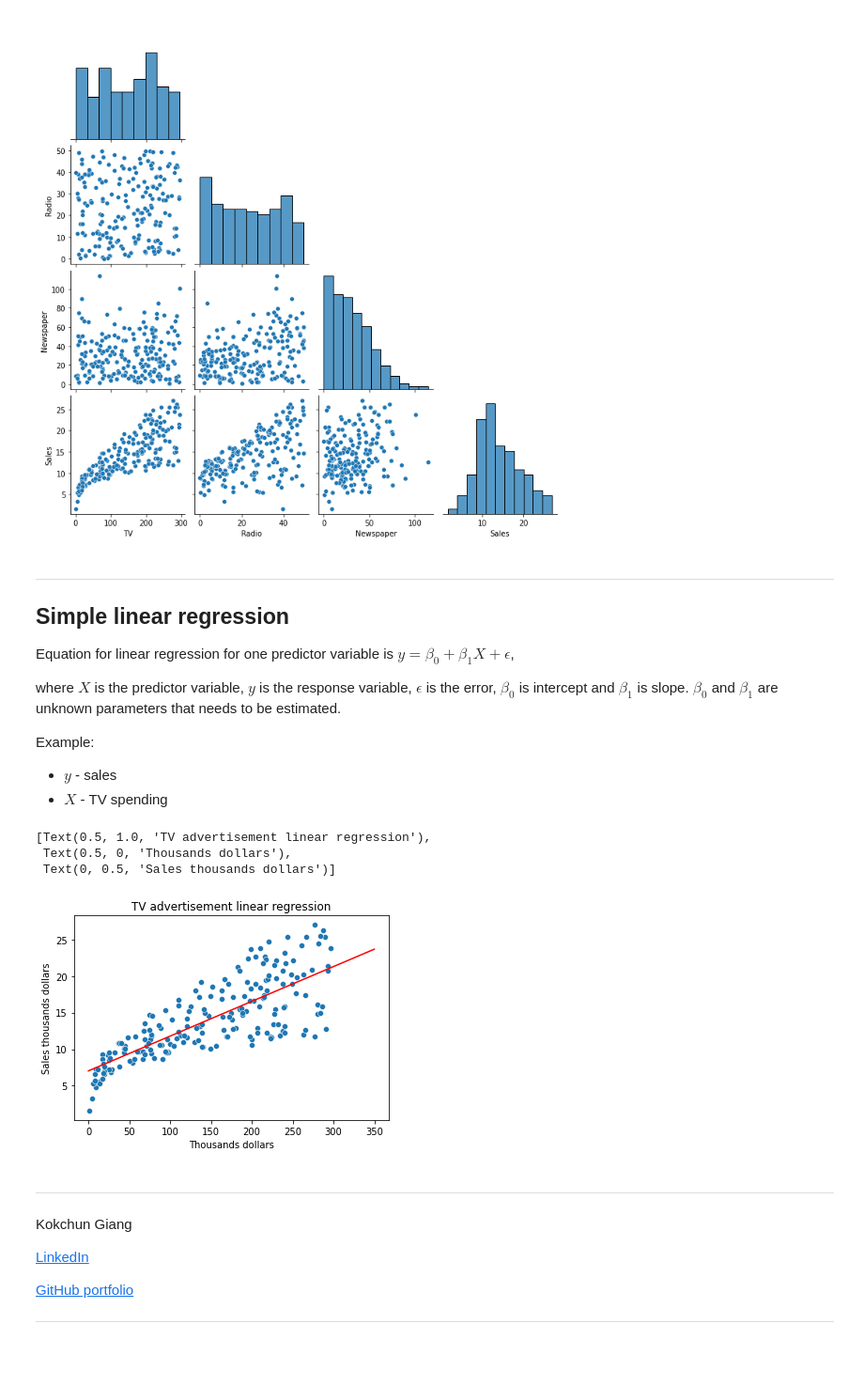
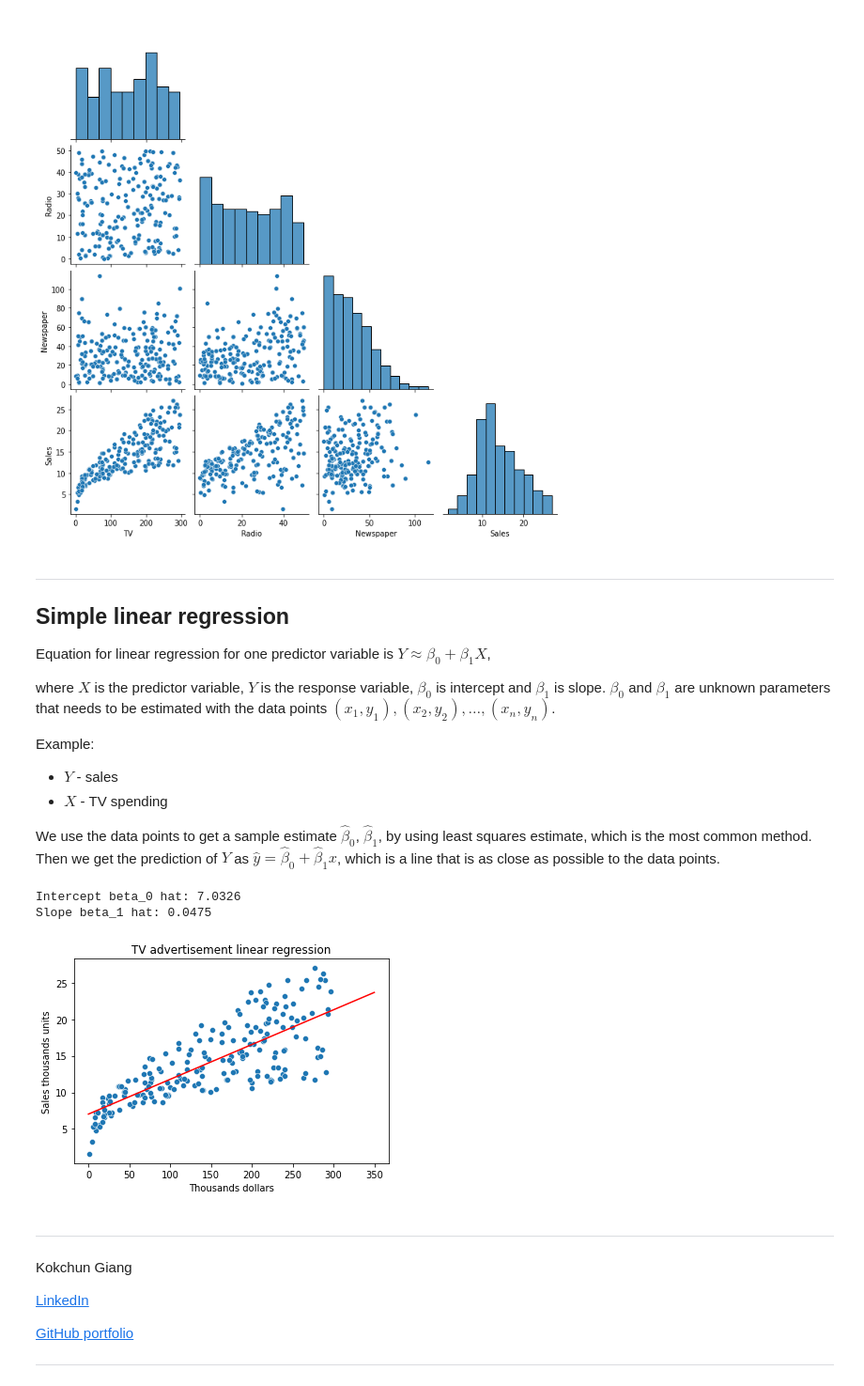
Before and after one commit to kokchun/Maskininlarning-AI21, a Jupyter notebook: Lectures/L0-Linear_regression.ipynb, the cells around one changed output. Shown: that part at 94% size. Saved outputs shown, nothing was run; the diff lists cells and outputs as text; code cells hidden in the pictures; blank space fills up the shorter version.

Commit message:
updated linear regression description

```diff
--- a/Lectures/L0-Linear_regression.ipynb
+++ b/Lectures/L0-Linear_regression.ipynb
@@ -103,36 +103,41 @@ sns.pairplot(df, corner = True); # corner to True as upper right mirrors the cor
 ## Simple linear regression
 
 Equation for linear regression for one predictor variable is
-$y = \beta_0 + \beta_1X +\epsilon$,
+$Y \approx \beta_0 + \beta_1X$,
 
-where $X$ is the predictor variable, $y$ is the response variable, $\epsilon$ is the error, $\beta_0$ is intercept and $\beta_1$ is slope. $\beta_0$ and $\beta_1$ are unknown parameters that needs to be estimated.
+where $X$ is the predictor variable, $Y$ is the response variable, $\beta_0$ is intercept and $\beta_1$ is slope. $\beta_0$ and $\beta_1$ are unknown parameters that needs to be estimated with the data points $(x_1, y_1), (x_2, y_2), \ldots, (x_n,y_n)$.
 
 Example:
 
-- $y$ - sales
+- $Y$ - sales
 - $X$ - TV spending
+
+We use the data points to get a sample estimate $\hat{\beta}_0$, $\hat{\beta}_1$, by using least squares estimate, which is the most common method. Then we get the prediction of $Y$ as $\hat{y} = \hat{\beta}_0+\hat{\beta}_1x$, which is a line that is as close as possible to the data points.
 # %%
 X, y = df["TV"], df["Sales"]
 # fits a polynomial of degree deg using least squares polynomial fit
 beta_1, beta_0 = np.polyfit(X, y, 1) # returns coefficient with highest power first
 
-# predicted y
+# predicted y, note that beta_0 and beta_1 are actually beta_0, beta_1 hats as they are sample estimates
 
 def y_hat(x): return beta_0 + beta_1*x
 
-potential_spend = np.linspace(0, 350)
+
+print(f"Intercept beta_0 hat: {beta_0:.4f}")
+print(f"Slope beta_1 hat: {beta_1:.4f}") # spend $1000 gives 47.5 extra sold units
+
+spend = np.linspace(0, 350)
 
 ax = plt.axes()
 
 sns.scatterplot(data=df, x="TV", y="Sales")
-sns.lineplot(x=potential_spend, y=y_hat(potential_spend), color="red")
+sns.lineplot(x=spend, y=y_hat(spend), color="red")
 
-ax.set(title="TV advertisement linear regression", xlabel="Thousands dollars", ylabel="Sales thousands dollars")
+ax.set(title="TV advertisement linear regression", xlabel="Thousands dollars", ylabel="Sales thousands units");
 # %% [output]
-[Text(0.5, 1.0, 'TV advertisement linear regression'),
- Text(0.5, 0, 'Thousands dollars'),
- Text(0, 0.5, 'Sales thousands dollars')]
+Intercept beta_0 hat: 7.0326
+Slope beta_1 hat: 0.0475
-[figure, old version]
+[figure, new version]
 # %% [markdown]
 ---
 
```
